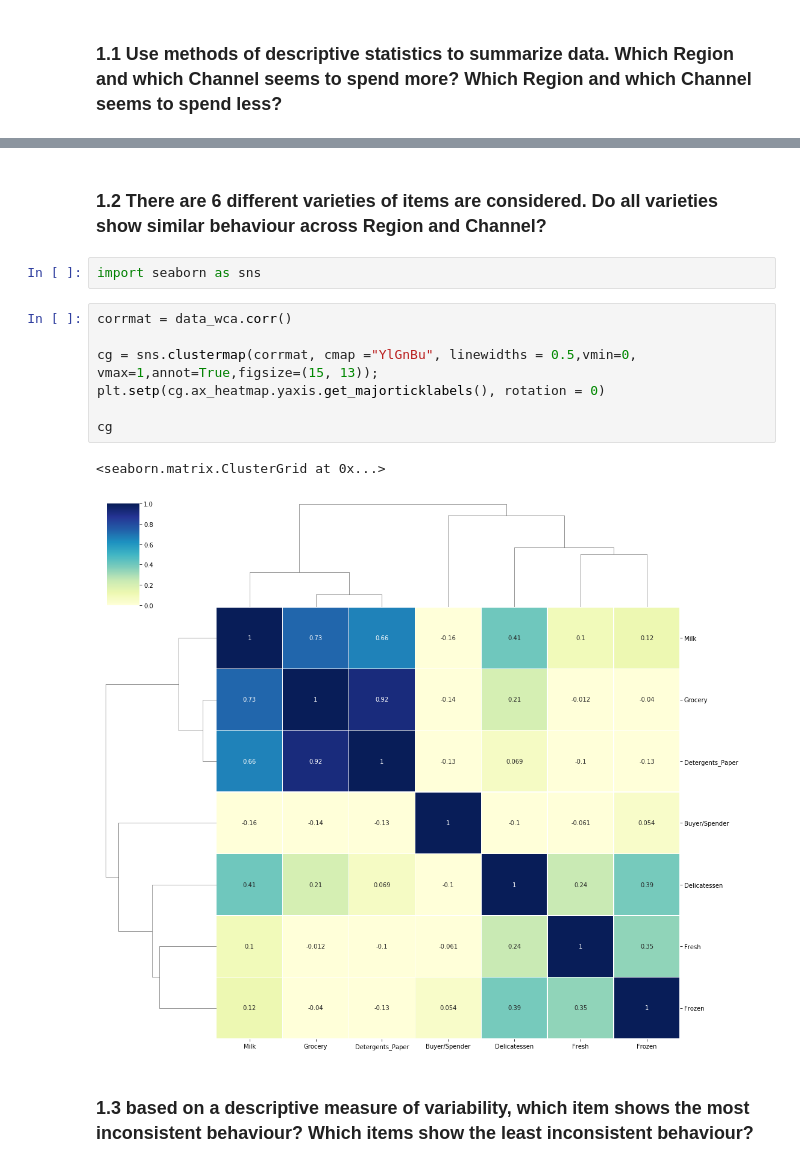
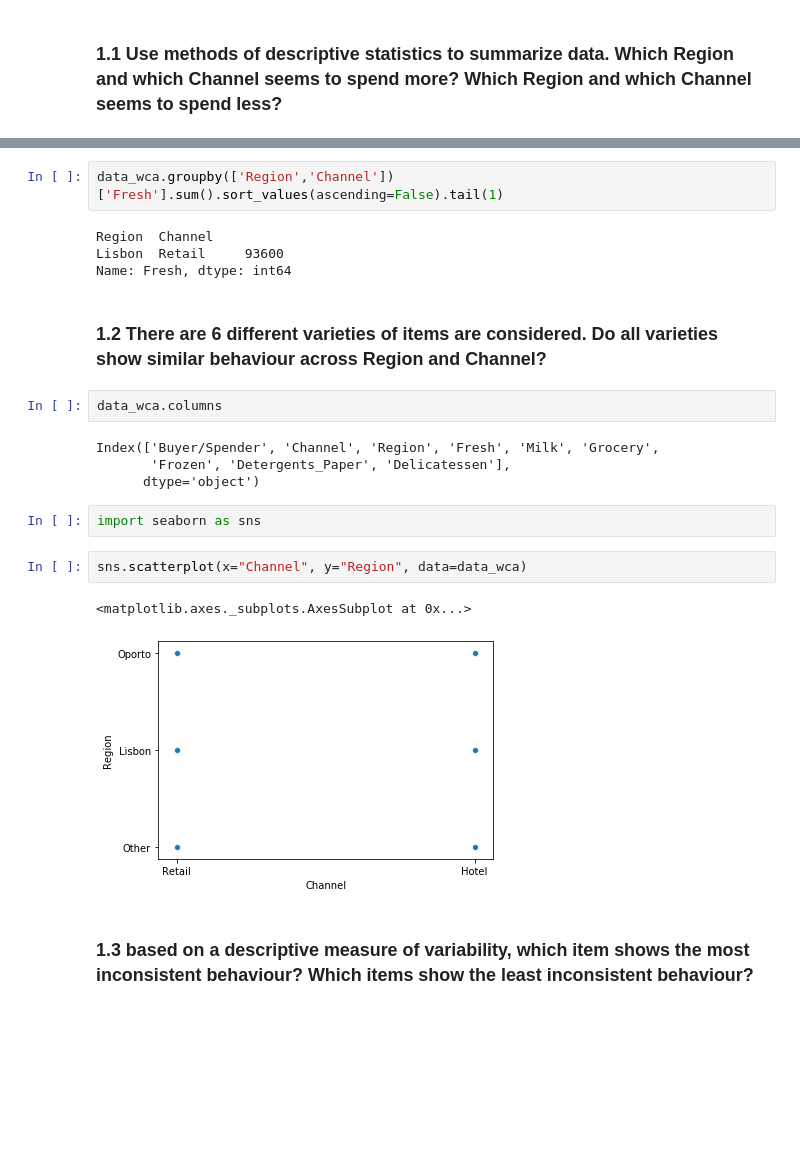
Before and after one commit to fborrasumh/greatlearning-pgp-dsba, a Jupyter notebook: Module 02 Statistical Methods for Decision Making/Week_3_SMDM_Hypothesis_Testing/Project_SMDM.ipynb, the cells around one changed output, grey strips where cells are left out. Saved outputs shown, nothing was run; the diff lists cells and outputs as text; blank space fills up the shorter version.

```diff
--- a/Module 02 Statistical Methods for Decision Making/Week_3_SMDM_Hypothesis_Testing/Project_SMDM.ipynb
+++ b/Module 02 Statistical Methods for Decision Making/Week_3_SMDM_Hypothesis_Testing/Project_SMDM.ipynb
@@ -35,17 +51,24 @@ data_wca.groupby(['Region','Channel']).sum()
+# %%
+data_wca.groupby(['Region','Channel'])['Fresh'].sum().sort_values(ascending=False).tail(1)
+# %% [output]
+Region  Channel
+Lisbon  Retail     93600
+Name: Fresh, dtype: int64
 # %% [markdown]
 ### 1.2 There are 6 different varieties of items are considered. Do all varieties show similar behaviour across Region and Channel?
+# %%
+data_wca.columns
+# %% [output]
+Index(['Buyer/Spender', 'Channel', 'Region', 'Fresh', 'Milk', 'Grocery',
+       'Frozen', 'Detergents_Paper', 'Delicatessen'],
+      dtype='object')
 # %%
 import seaborn as sns
-# %%
-corrmat = data_wca.corr()
-
-cg = sns.clustermap(corrmat, cmap ="YlGnBu", linewidths = 0.5,vmin=0, vmax=1,annot=True,figsize=(15, 13));
-plt.setp(cg.ax_heatmap.yaxis.get_majorticklabels(), rotation = 0)
-
-cg
-# %% [output]
-<seaborn.matrix.ClusterGrid at 0x...>
-[figure, removed]
+# %%
+sns.scatterplot(x="Channel", y="Region", data=data_wca)
+# %% [output]
+<matplotlib.axes._subplots.AxesSubplot at 0x...>
+[figure, added]
 # %% [markdown]
 ### 1.3 based on a descriptive measure of variability, which item shows the most inconsistent behaviour? Which items show the least inconsistent behaviour?
 # %% [markdown]
```
Also changed, not shown: parts of 6 cells of this notebook.
